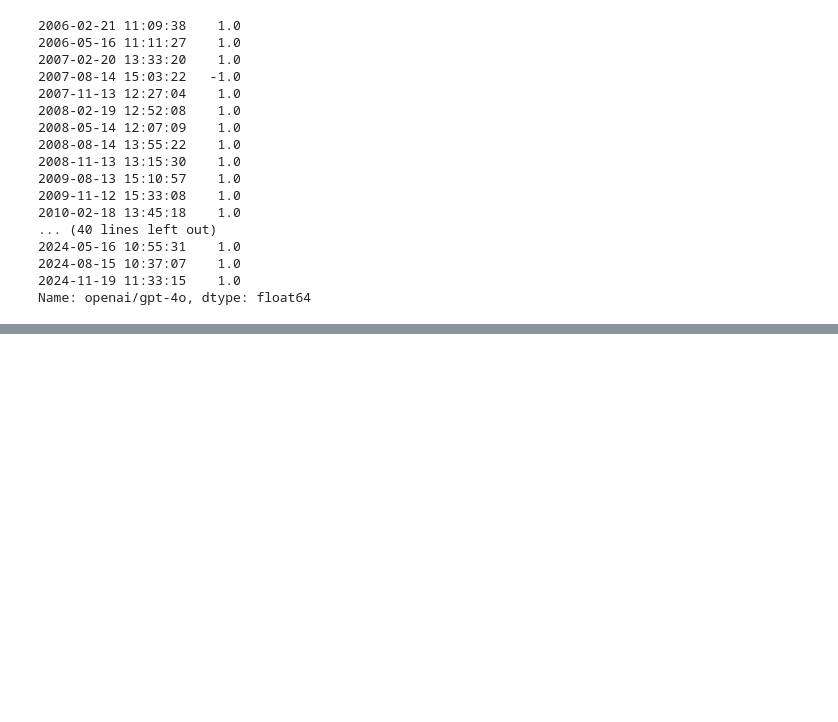
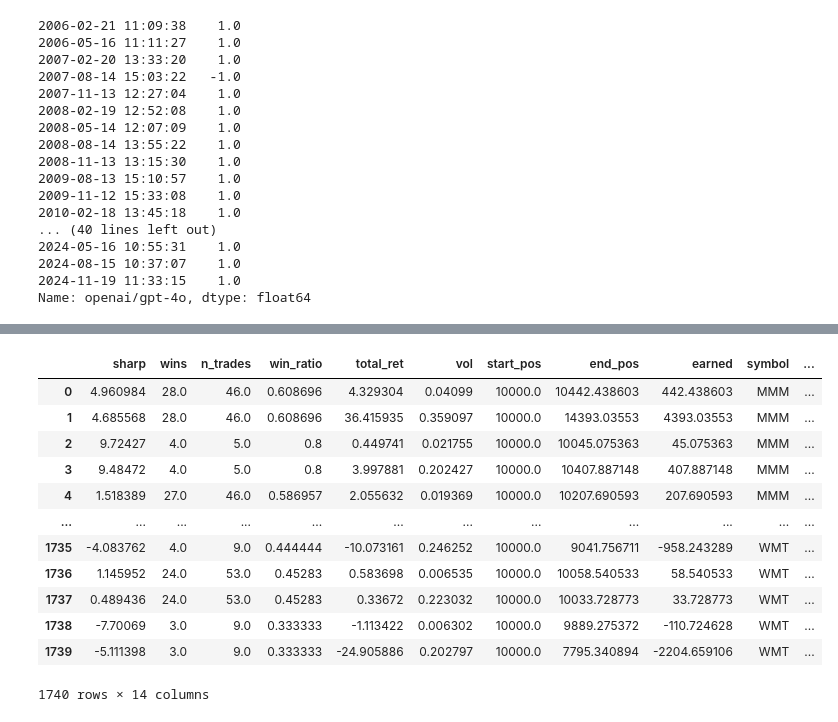
Before and after one commit to lukaskiss222/trascript-AI-trading, a Jupyter notebook: processing.ipynb, the cells around one changed output, grey strips where cells are left out. Cells and saved outputs as stored; diff of their text form; code cells hidden in the pictures; blank space fills up the shorter version.

```diff
--- a/processing.ipynb
+++ b/processing.ipynb
@@ -310,0 +320,32 @@ plt.show()
+# %%
+def calculate_metrics(output):
+    output = output.copy()
+    openning = output[output['event'] == 'opening'].reset_index()
+    clossing = output[output['event'] == 'closing'].reset_index()
+    combined = openning.merge(clossing, on='trade_id',suffixes=('_open','_close'))
+    wins = (clossing['change'] > 0).sum()
+    n_trades = output['trade_id'].max() + 1
+
+    trading_length = (combined['date_close'] - combined['date_open']).astype('timedelta64[s]').astype(int)/3600
+    rets = np.log(combined['current_pos_close']/combined['current_pos_open'])/trading_length*24
+    sharp = rets.mean()/rets.std()*np.sqrt(252)
+
+    total_ret = np.log(output['current_pos'].iloc[-1]/output['current_pos'].iloc[0])
+
+    #return sharp, wins, n_trades, wins/n_trades,total_ret*100, rets.std()*np.sqrt(252)
+    series_output =  pd.Series(
+        {
+            'sharp': sharp,
+            'wins': wins,
+            'n_trades': n_trades,
+            'win_ratio': wins/n_trades,
+            'total_ret': total_ret*100,
+            'vol': rets.std()*np.sqrt(252),
+            'start_pos': output['current_pos'].iloc[0],
+            'end_pos': output['current_pos'].iloc[-1],
+            'earned': output['current_pos'].iloc[-1] - output['current_pos'].iloc[0],
+        }
+    )
+    return series_output
+
+calculate_metrics(output)
@@ -310,0 +448,18 @@ plt.show()
+# %%
+backtest_results = pd.concat(output,axis=1).T
+backtest_results.to_csv("data/backtest_results.csv",index=False)
+backtest_results
+# %% [output]
+|  | sharp | wins | n_trades | win_ratio | total_ret | vol | start_pos | end_pos | earned | symbol | ... |
+| 0 | 4.960984 | 28.0 | 46.0 | 0.608696 | 4.329304 | 0.04099 | 10000.0 | 10442.438603 | 442.438603 | MMM | ... |
+| 1 | 4.685568 | 28.0 | 46.0 | 0.608696 | 36.415935 | 0.359097 | 10000.0 | 14393.03553 | 4393.03553 | MMM | ... |
+| 2 | 9.72427 | 4.0 | 5.0 | 0.8 | 0.449741 | 0.021755 | 10000.0 | 10045.075363 | 45.075363 | MMM | ... |
+| 3 | 9.48472 | 4.0 | 5.0 | 0.8 | 3.997881 | 0.202427 | 10000.0 | 10407.887148 | 407.887148 | MMM | ... |
+| 4 | 1.518389 | 27.0 | 46.0 | 0.586957 | 2.055632 | 0.019369 | 10000.0 | 10207.690593 | 207.690593 | MMM | ... |
+| ... | ... | ... | ... | ... | ... | ... | ... | ... | ... | ... | ... |
+| 1735 | -4.083762 | 4.0 | 9.0 | 0.444444 | -10.073161 | 0.246252 | 10000.0 | 9041.756711 | -958.243289 | WMT | ... |
+| 1736 | 1.145952 | 24.0 | 53.0 | 0.45283 | 0.583698 | 0.006535 | 10000.0 | 10058.540533 | 58.540533 | WMT | ... |
+| 1737 | 0.489436 | 24.0 | 53.0 | 0.45283 | 0.33672 | 0.223032 | 10000.0 | 10033.728773 | 33.728773 | WMT | ... |
+| 1738 | -7.70069 | 3.0 | 9.0 | 0.333333 | -1.113422 | 0.006302 | 10000.0 | 9889.275372 | -110.724628 | WMT | ... |
+| 1739 | -5.111398 | 3.0 | 9.0 | 0.333333 | -24.905886 | 0.202797 | 10000.0 | 7795.340894 | -2204.659106 | WMT | ... |
+1740 rows × 14 columns
```
Also changed, not shown: parts of 8 cells of this notebook, 1 other file.
